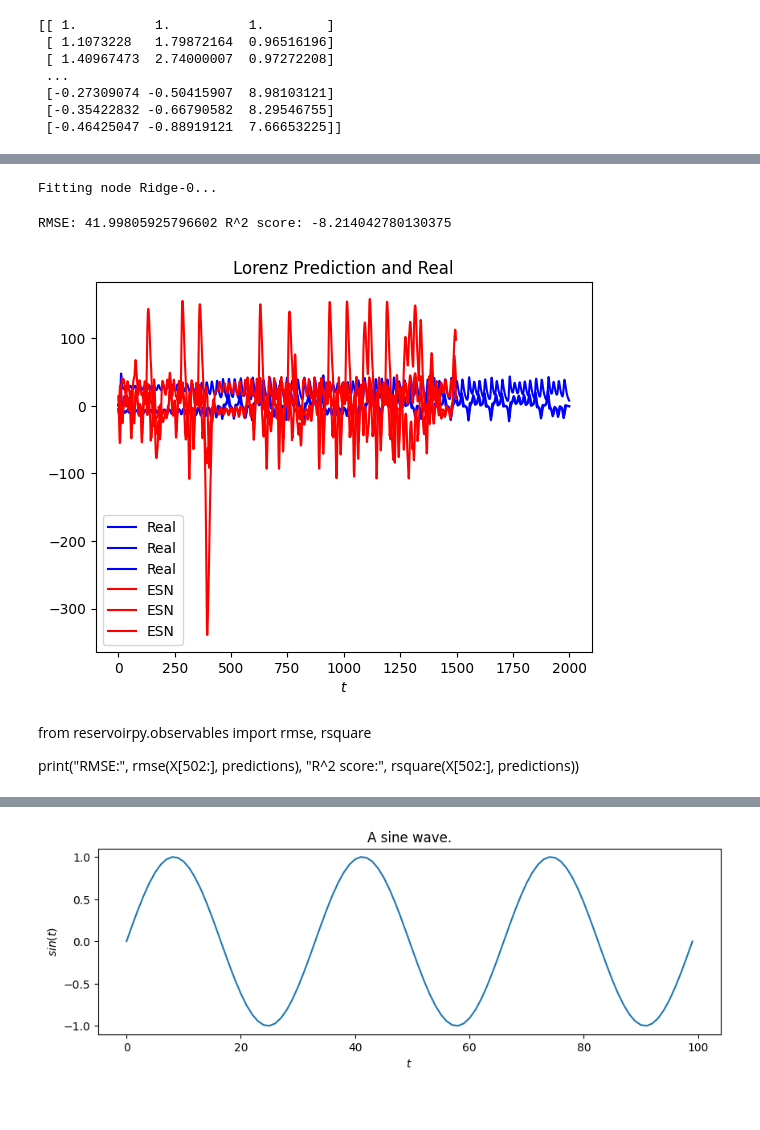
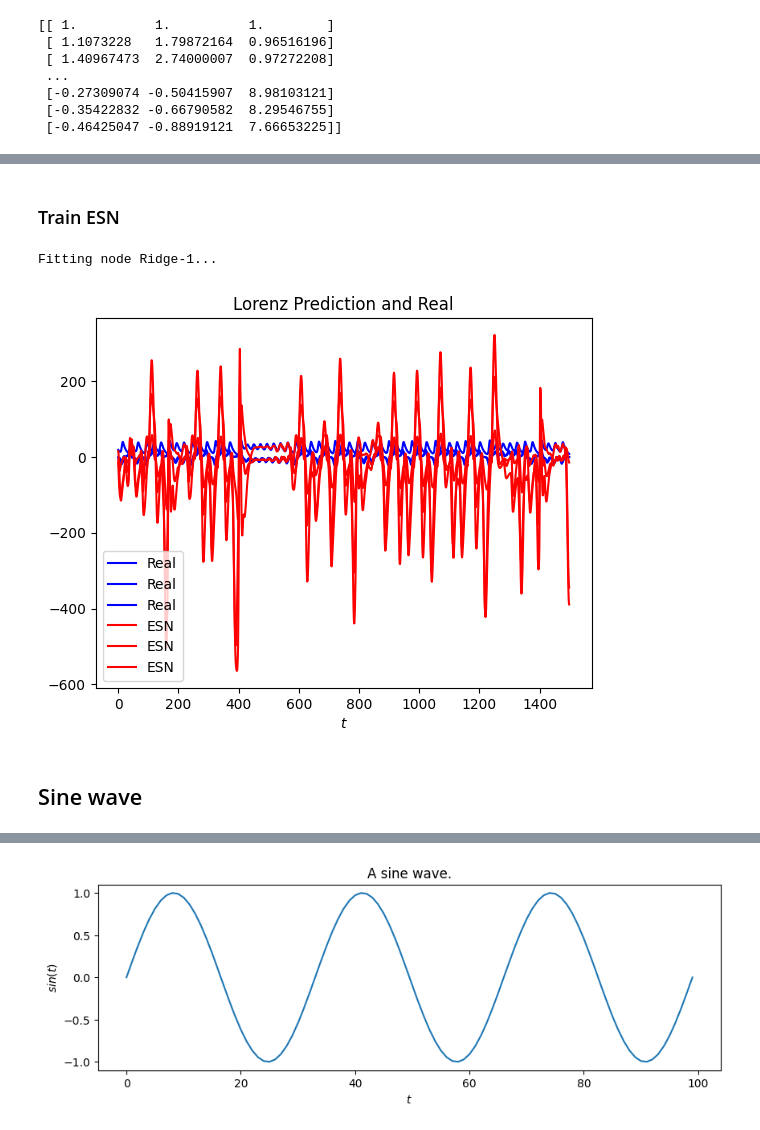
Before and after one commit to Moltas18/CS439-Project, a Jupyter notebook: notebook.ipynb, the cells around one changed output, grey strips where cells are left out. Drawn from its saved outputs; the diff is of its cells as text; code cells hidden in the pictures.

Commit message:
predictions

```diff
--- a/notebook.ipynb
+++ b/notebook.ipynb
@@ -24,0 +39,2 @@ esn = reservoir >> readout
+# %% [markdown]
+### Train ESN ####
@@ -25,26 +43,18 @@ esn = reservoir >> readout
 # %%
-predictions = esn.fit(X[:500], X[1:501]).run(X[501:-1])
+predictions = esn.fit(X[:500], X[1:501]).run(X[501:])
 # %% [output]
-Fitting node Ridge-0...
+Fitting node Ridge-1...
-# %%
-from reservoirpy.observables import rmse, rsquare
-
-print("RMSE:", rmse(X[502:], predictions), "R^2 score:", rsquare(X[502:], predictions))
-# %% [output]
-RMSE: 41.99805925796602 R^2 score: -8.214042780130375
 # %%
 import numpy as np
 import matplotlib.pyplot as plt
 plt.title("Lorenz Prediction and Real")
 plt.xlabel("$t$")
-plt.plot(X,label="Real",color="blue")
+plt.plot(X[501:],label="Real",color="blue")
 plt.plot(predictions,label="ESN",color="red")
 plt.legend()
 plt.show()
 # %% [output]
-[figure, old version]
+[figure, new version]
-# %% [markdown]
-from reservoirpy.observables import rmse, rsquare
-
-print("RMSE:", rmse(X[502:], predictions), "R^2 score:", rsquare(X[502:], predictions))
+# %% [markdown]
+## Sine wave ##
 # %%
```
Also changed, not shown: parts of 16 cells of this notebook.
